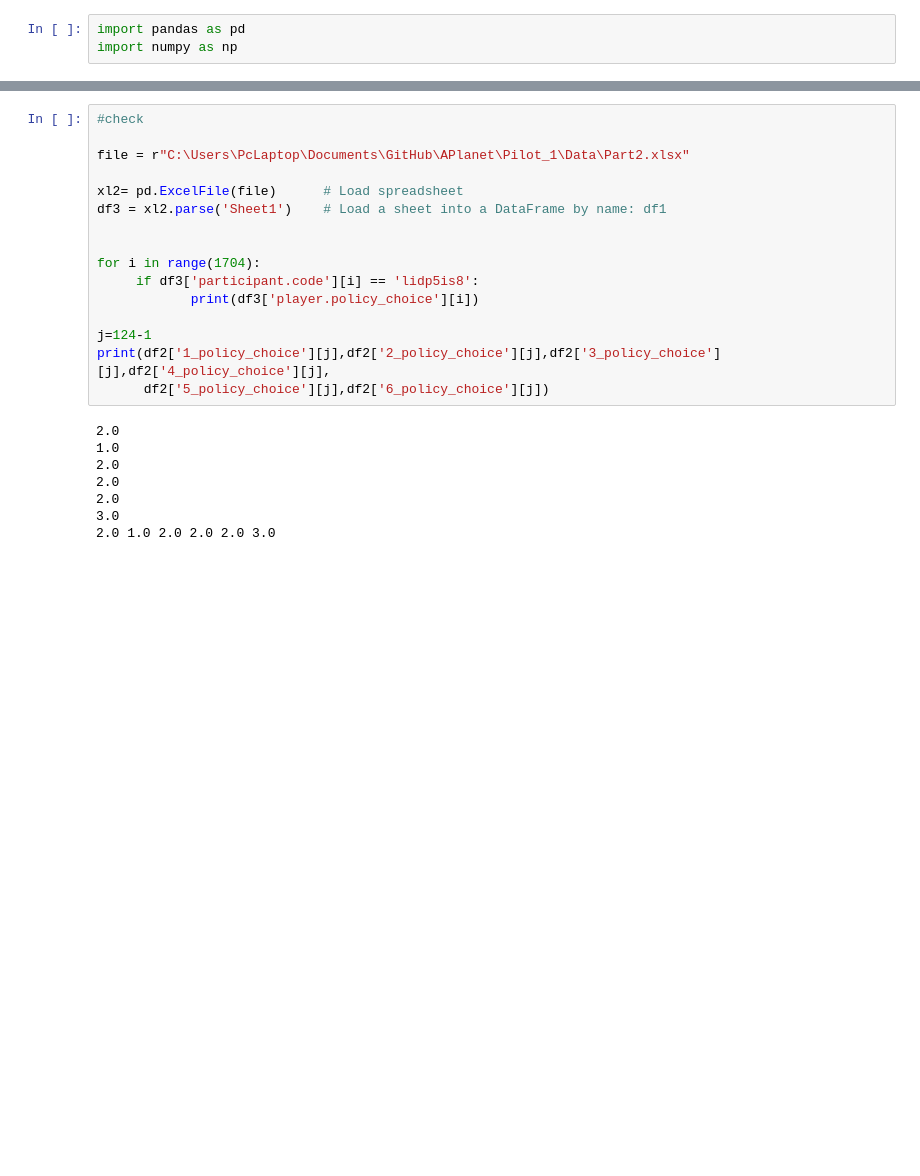
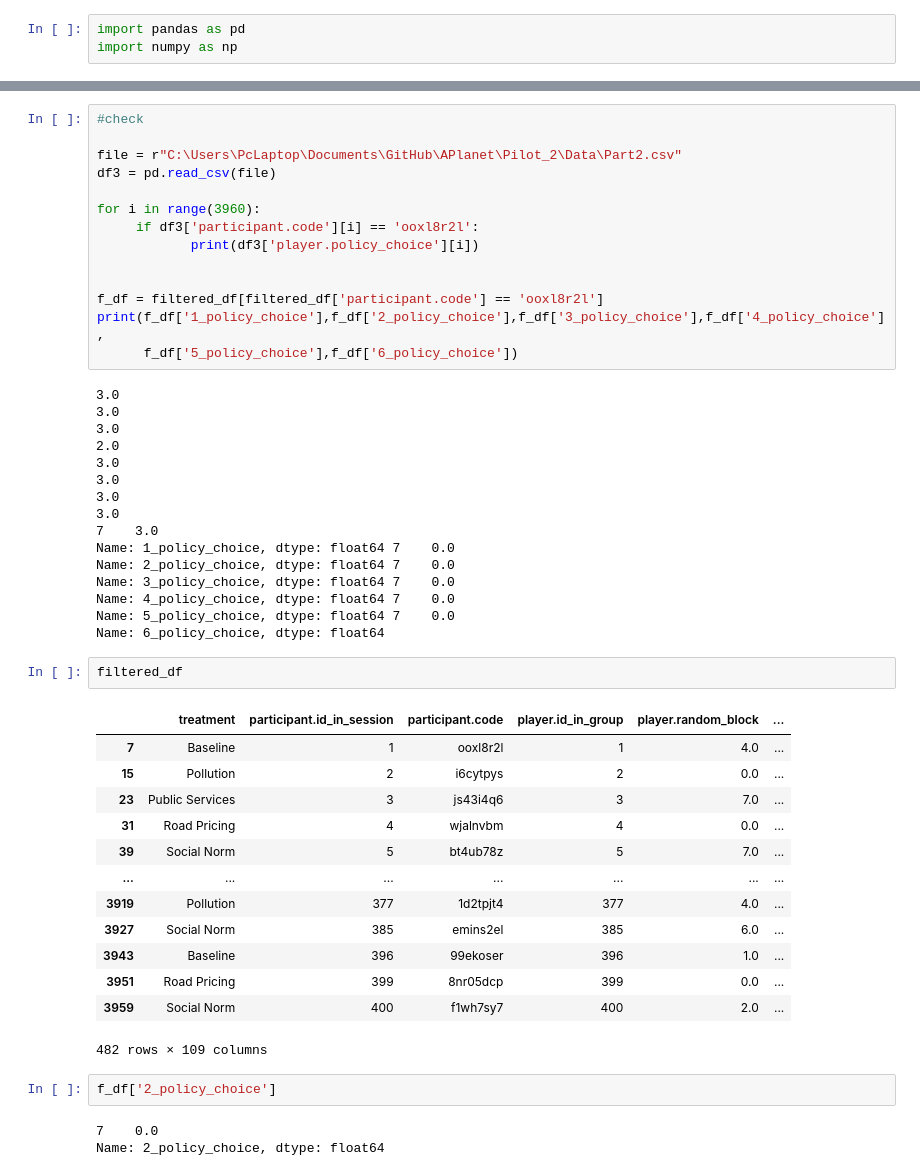
Before and after one commit to saraghivarello/APlanet, a Jupyter notebook: Pilot_2/Rearrange_datasets/part2_to_rows.ipynb, the cells around one changed output, grey strips where cells are left out. Drawn from its saved outputs; the diff is of its cells as text; blank space fills up the shorter version.

```diff
--- a/Pilot_2/Rearrange_datasets/part2_to_rows.ipynb
+++ b/Pilot_2/Rearrange_datasets/part2_to_rows.ipynb
@@ -73,24 +209,51 @@ df2.to_excel(r"C:\Users\PcLaptop\Documents\GitHub\APlanet\Pilot_1\Rearrange_data
 # %%
 #check
 
-file = r"C:\Users\PcLaptop\Documents\GitHub\APlanet\Pilot_1\Data\Part2.xlsx"
+file = r"C:\Users\PcLaptop\Documents\GitHub\APlanet\Pilot_2\Data\Part2.csv"
+df3 = pd.read_csv(file)
 
-xl2= pd.ExcelFile(file)      # Load spreadsheet
-df3 = xl2.parse('Sheet1')    # Load a sheet into a DataFrame by name: df1
+for i in range(3960):
+     if df3['participant.code'][i] == 'ooxl8r2l':
+            print(df3['player.policy_choice'][i])
 
 
-for i in range(1704):
-     if df3['participant.code'][i] == 'lidp5is8':
-            print(df3['player.policy_choice'][i])
-
-j=124-1
-print(df2['1_policy_choice'][j],df2['2_policy_choice'][j],df2['3_policy_choice'][j],df2['4_policy_choice'][j],
-      df2['5_policy_choice'][j],df2['6_policy_choice'][j])
+f_df = filtered_df[filtered_df['participant.code'] == 'ooxl8r2l']
+print(f_df['1_policy_choice'],f_df['2_policy_choice'],f_df['3_policy_choice'],f_df['4_policy_choice'],
+      f_df['5_policy_choice'],f_df['6_policy_choice'])
 # %% [output]
-2.0
-1.0
-2.0
-2.0
+3.0
+3.0
+3.0
 2.0
 3.0
-2.0 1.0 2.0 2.0 2.0 3.0
+3.0
+3.0
+3.0
+7    3.0
+Name: 1_policy_choice, dtype: float64 7    0.0
+Name: 2_policy_choice, dtype: float64 7    0.0
+Name: 3_policy_choice, dtype: float64 7    0.0
+Name: 4_policy_choice, dtype: float64 7    0.0
+Name: 5_policy_choice, dtype: float64 7    0.0
+Name: 6_policy_choice, dtype: float64
+# %%
+filtered_df
+# %% [output]
+|  | treatment | participant.id_in_session | participant.code | player.id_in_group | player.random_block | ... |
+| 7 | Baseline | 1 | ooxl8r2l | 1 | 4.0 | ... |
+| 15 | Pollution | 2 | i6cytpys | 2 | 0.0 | ... |
+| 23 | Public Services | 3 | js43i4q6 | 3 | 7.0 | ... |
+| 31 | Road Pricing | 4 | wjalnvbm | 4 | 0.0 | ... |
+| 39 | Social Norm | 5 | bt4ub78z | 5 | 7.0 | ... |
+| ... | ... | ... | ... | ... | ... | ... |
+| 3919 | Pollution | 377 | 1d2tpjt4 | 377 | 4.0 | ... |
+| 3927 | Social Norm | 385 | emins2el | 385 | 6.0 | ... |
+| 3943 | Baseline | 396 | 99ekoser | 396 | 1.0 | ... |
+| 3951 | Road Pricing | 399 | 8nr05dcp | 399 | 0.0 | ... |
+| 3959 | Social Norm | 400 | f1wh7sy7 | 400 | 2.0 | ... |
+482 rows × 109 columns
+# %%
+f_df['2_policy_choice']
+# %% [output]
+7    0.0
+Name: 2_policy_choice, dtype: float64
```
Also changed, not shown: parts of 24 cells of this notebook, 4 other files.
